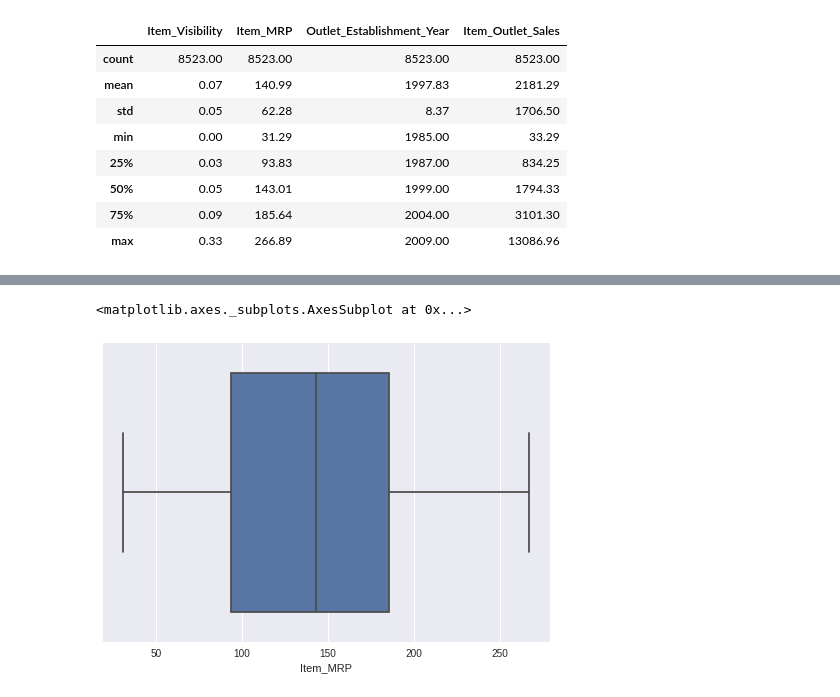
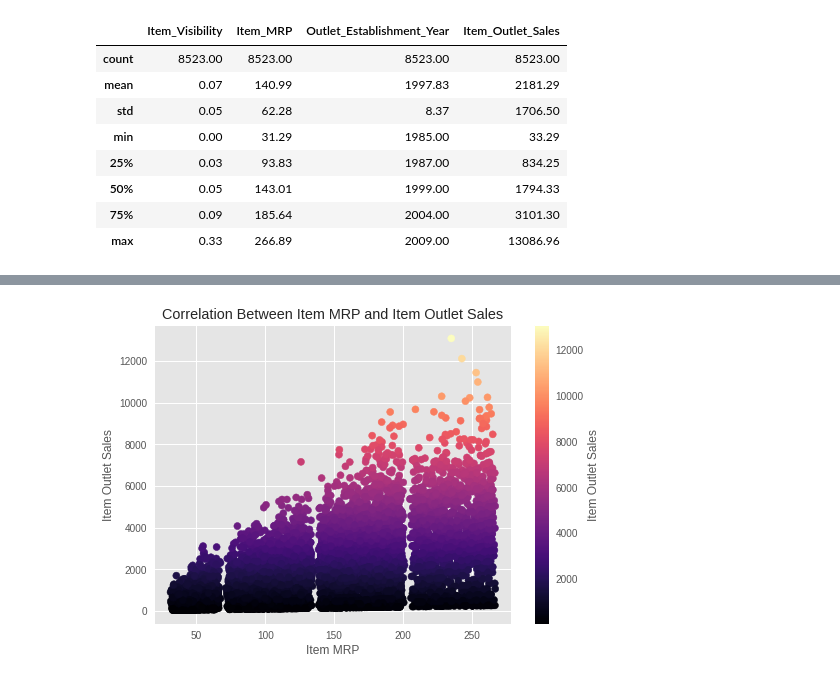
Before and after one commit to CheyQ27/Grocery-Sales, a Jupyter notebook: Sales_Predictions.ipynb, the cells around one changed output, grey strips where cells are left out. Cells and saved outputs as stored; diff of their text form; code cells hidden in the pictures.

```diff
--- a/Sales_Predictions.ipynb
+++ b/Sales_Predictions.ipynb
@@ -252,6 +258,15 @@ sns.heatmap(corr,cmap= 'Blues', annot = True);
-# %%
-#I really didn't understand this weeks assignments, but I tried
-sns.boxplot(data=df, x= 'Item_MRP')
-# %% [output]
-<matplotlib.axes._subplots.AxesSubplot at 0x...>
-[figure, removed]
+# %%
+plt.style.use('ggplot')
+IMrp = df['Item_MRP'].values
+ISales = df['Item_Outlet_Sales'].values
+# %%
+plt.style.use('ggplot')
+plt.scatter(df['Item_MRP'], df['Item_Outlet_Sales'], c=df['Item_Outlet_Sales'], cmap='magma');
+plt.colorbar(label='Item Outlet Sales')
+plt.title('Correlation Between Item MRP and Item Outlet Sales')
+plt.xlabel('Item MRP')
+plt.ylabel('Item Outlet Sales');
+#This Scattterplot is expressing the moderate correlation present between MRP and Item Sales
+#As we can see items with higher MRP have higher sales
+# %% [output]
+[figure, added]
```
Also changed, not shown: parts of 18 cells of this notebook.
